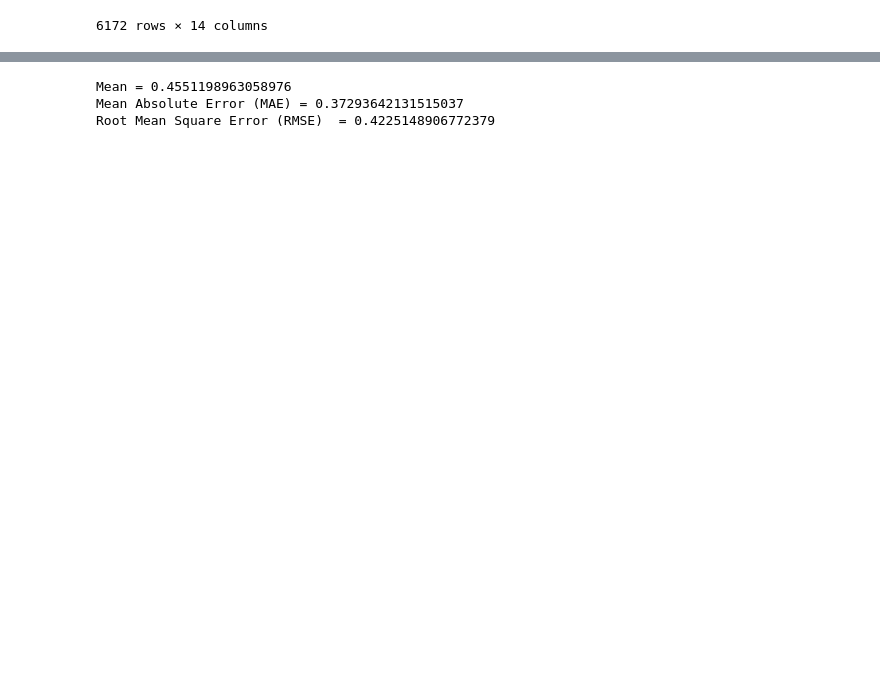
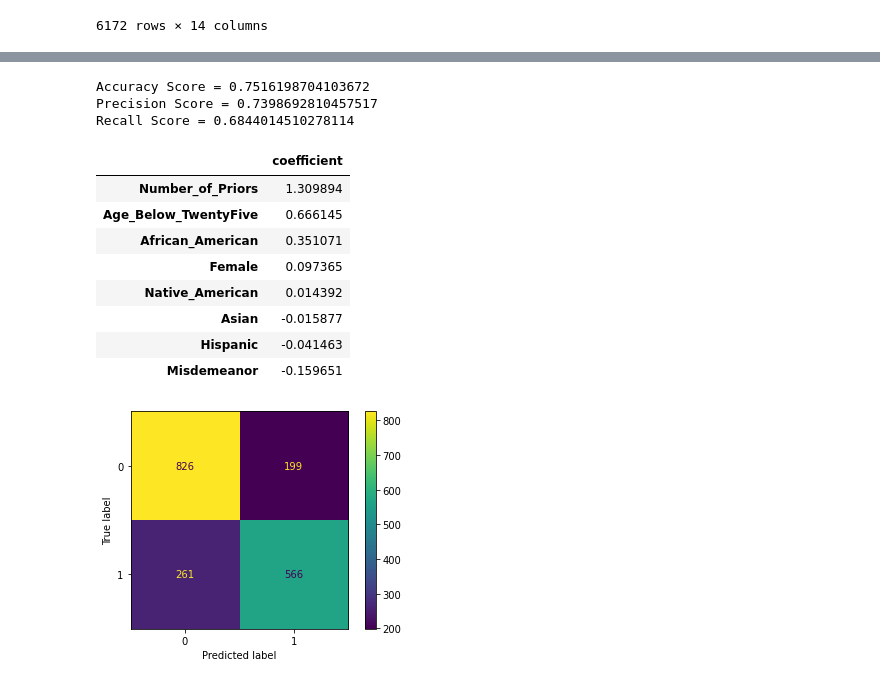
Before and after one commit to benlyj/fairml, a Jupyter notebook: doc/example_notebooks/coding_exercise.ipynb, the cells around one changed output, grey strips where cells are left out. Saved outputs shown, nothing was run; the diff lists cells and outputs as text; code cells hidden in the pictures; blank space fills up the shorter version.

```diff
--- a/doc/example_notebooks/coding_exercise.ipynb
+++ b/doc/example_notebooks/coding_exercise.ipynb
@@ -402,11 +370,55 @@ pd.DataFrame(
-# %%
-# Evaluate regression metrics
-print(f"""
-Mean = {processed_df['Two_yr_Recidivism'].mean()}
-Mean Absolute Error (MAE) = {mean_absolute_error(y_test_2, preds_2)}
-Root Mean Square Error (RMSE)  = {np.sqrt(mean_squared_error(y_test_2, preds_2))}
-""")
-# %% [output]
-Mean = 0.4551198963058976
-Mean Absolute Error (MAE) = 0.37293642131515037
-Root Mean Square Error (RMSE)  = 0.4225148906772379
+# %%
+# Splitting X and y
+X_2 = processed_df[[
+    'Number_of_Priors', 'Age_Below_TwentyFive', 'African_American',
+    'Hispanic', 'Asian', 'Native_American', 'Female', 'Misdemeanor'
+]]
+y_2 = processed_df['score_factor']
+
+# Train-test-split
+X_train_2, X_test_2, y_train_2, y_test_2 = train_test_split(X_2, y_2, test_size=0.3, random_state=101)
+
+# Scaling
+scaler = StandardScaler()
+scaled_X_train_2 = scaler.fit_transform(X_train_2)
+scaled_X_test_2 = scaler.transform(X_test_2)
+
+# Fit model
+model_2 = LogisticRegression()
+model_2.fit(scaled_X_train_2, y_train_2)
+
+# Create predictions
+preds_2 = model_2.predict(scaled_X_test_2)
+
+# Evaluate classification metrics
+print(f"""
+Accuracy Score = {accuracy_score(y_test_2, preds_2)}
+Precision Score = {precision_score(y_test_2, preds_2)}
+Recall Score = {recall_score(y_test_2, preds_2)}
+""")
+plot_confusion_matrix(model_2, scaled_X_test_2, y_test_2)
+
+# Evaluate model coefficients
+model_2_coefficients = (
+    pd.DataFrame(
+        columns=['coefficient'],
+        index=X_2.columns,
+        data=model_2.coef_.flatten()
+    )
+    .sort_values(by='coefficient', ascending=False)
+)
+model_2_coefficients
+# %% [output]
+Accuracy Score = 0.7516198704103672
+Precision Score = 0.7398692810457517
+Recall Score = 0.6844014510278114
+|  | coefficient |
+| Number_of_Priors | 1.309894 |
+| Age_Below_TwentyFive | 0.666145 |
+| African_American | 0.351071 |
+| Female | 0.097365 |
+| Native_American | 0.014392 |
+| Asian | -0.015877 |
+| Hispanic | -0.041463 |
+| Misdemeanor | -0.159651 |
+[figure, added]
```
Also changed, not shown: parts of 11 cells of this notebook.
